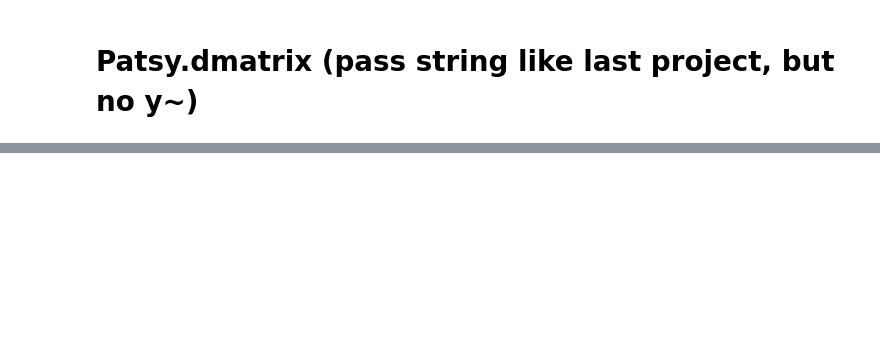
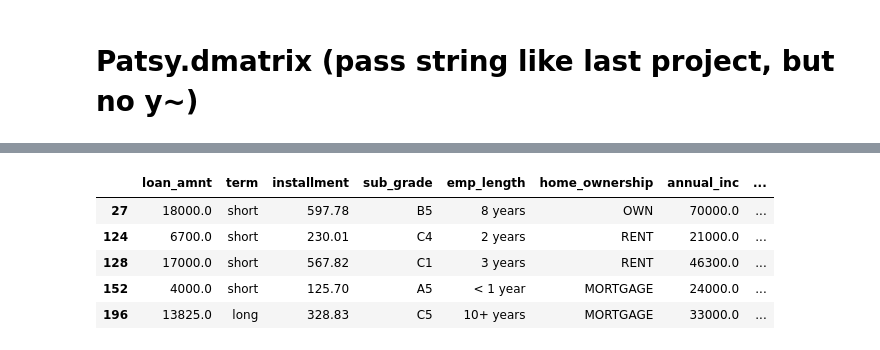
Before and after one commit to jeremyrchow/lending_club_default_model, a Jupyter notebook: EDA.ipynb, the cells around one changed output, grey strips where cells are left out. Drawn from its saved outputs; the diff is of its cells as text; code cells hidden in the pictures; blank space fills up the shorter version.

```diff
--- a/EDA.ipynb
+++ b/EDA.ipynb
@@ -275,0 +279,9 @@ df.sample(5)
+# %%
+df.loc[df['mo_sin_old_il_acct'].isna()].head()
+# %% [output]
+|  | loan_amnt | term | installment | sub_grade | emp_length | home_ownership | annual_inc | ... |
+| 27 | 18000.0 | short | 597.78 | B5 | 8 years | OWN | 70000.0 | ... |
+| 124 | 6700.0 | short | 230.01 | C4 | 2 years | RENT | 21000.0 | ... |
+| 128 | 17000.0 | short | 567.82 | C1 | 3 years | RENT | 46300.0 | ... |
+| 152 | 4000.0 | short | 125.70 | A5 | < 1 year | MORTGAGE | 24000.0 | ... |
+| 196 | 13825.0 | long | 328.83 | C5 | 10+ years | MORTGAGE | 33000.0 | ... |
```
Also changed, not shown: parts of 17 cells of this notebook.
